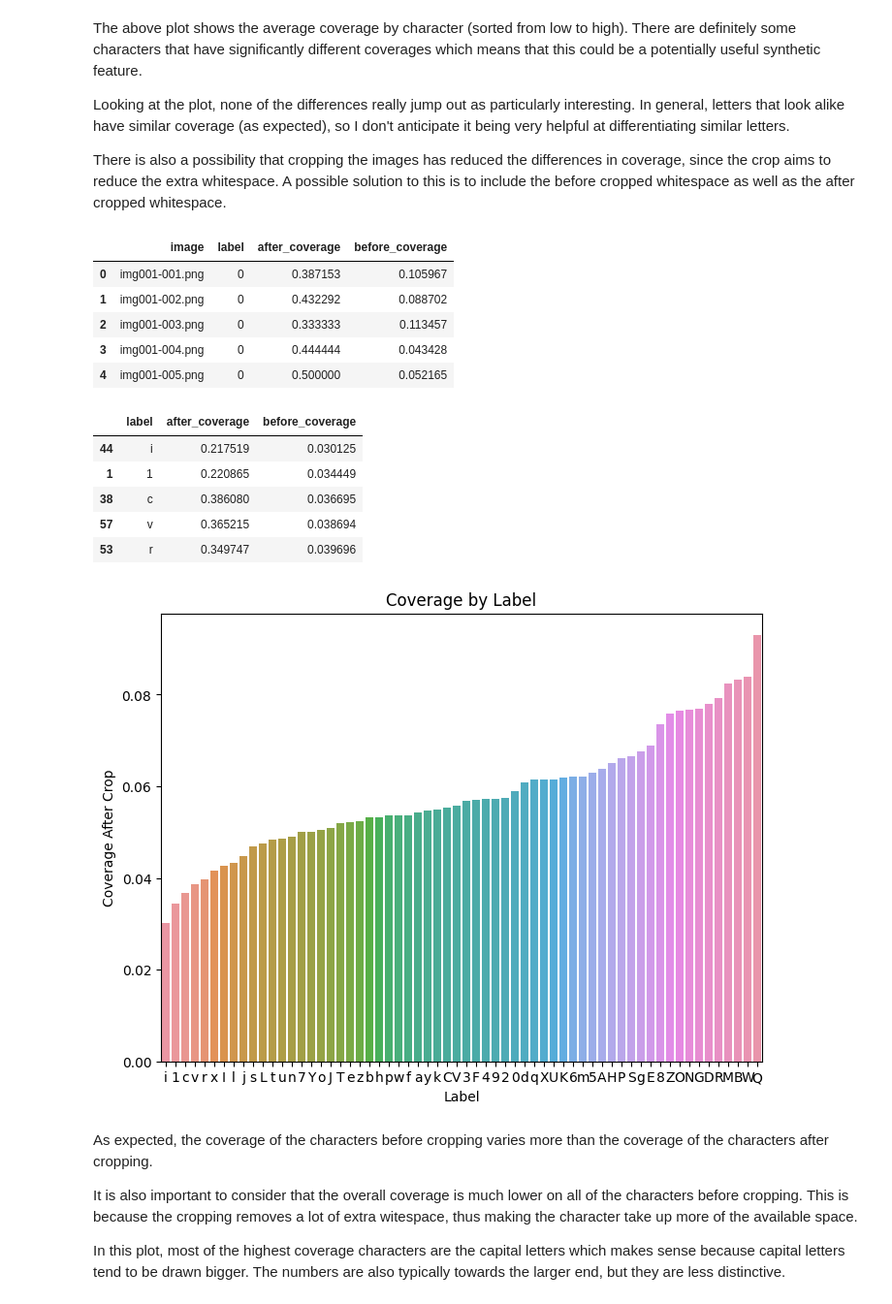
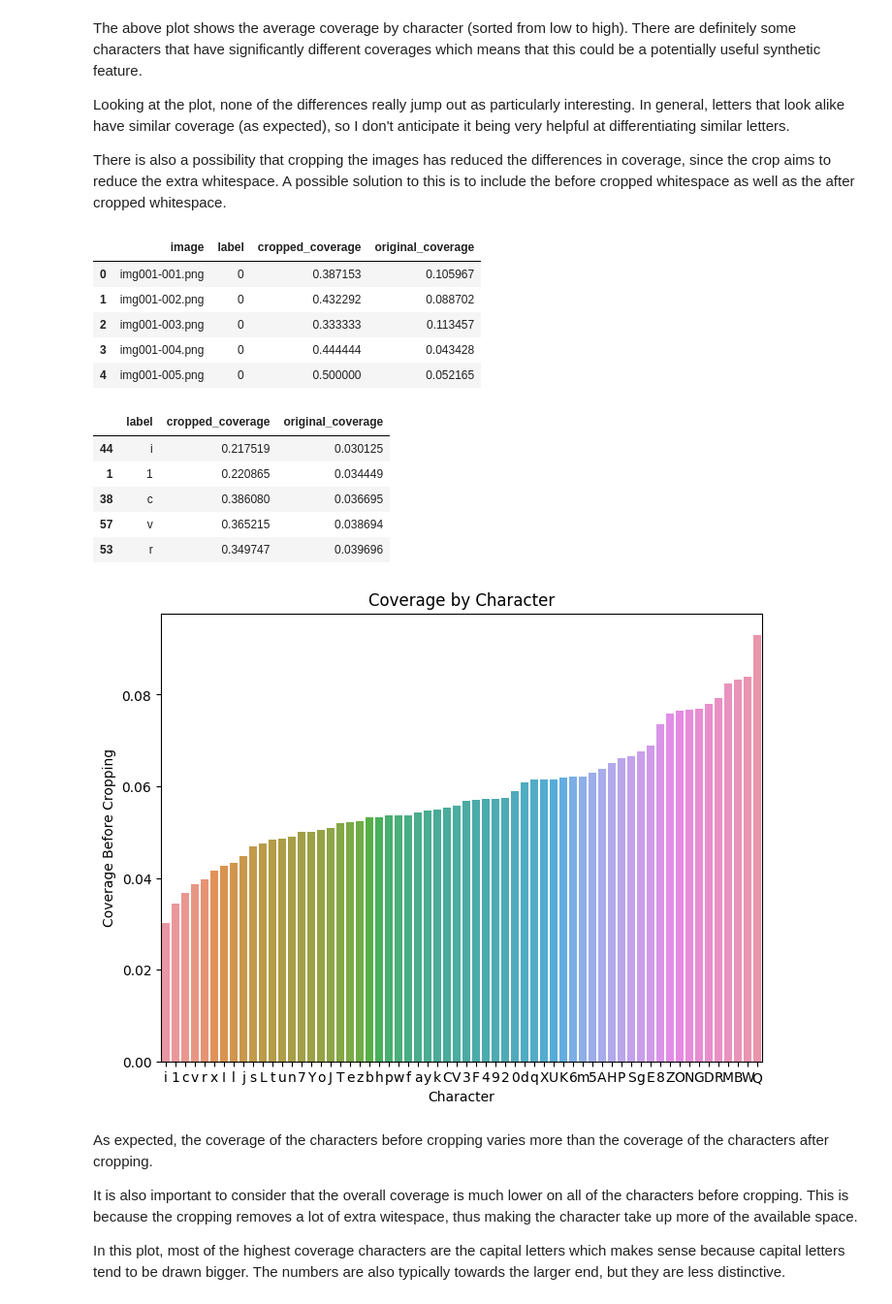
Before and after one commit to hemmerlinaj20/Project1_Phase1, a Jupyter notebook: research.ipynb, the cells around one changed output. Shown at 97% size. Saved outputs shown, nothing was run; the diff lists cells and outputs as text; code cells hidden in the pictures.

```diff
--- a/research.ipynb
+++ b/research.ipynb
@@ -465,6 +462,6 @@ feature_df = df.copy()
 # %%
 # ***MY CODE***
 # computes the coverage of each image after cropping and adds it to the feature_df
-feature_df['after_coverage'] = [coverage(Image.open(f'{RESIZED_IMAGE_PATH}{img}')) for img in df['image']]
+feature_df['cropped_coverage'] = [coverage(Image.open(f'{RESIZED_IMAGE_PATH}{img}')) for img in df['image']]
 feature_df.head()
 # %% [output]
@@ -504,10 +501,11 @@ There is also a possibility that cropping the images has reduced the differences
 # %%
 # ***MY CODE***
 # computes the coverage of each image before cropping and adds it to the feature_df
-feature_df['before_coverage'] = [coverage(Image.open(f'{GRAYSCALE_IMAGE_PATH}{img}')) for img in df['image']]
+# NOTE: this takes between 2-4 minutes
+feature_df['original_coverage'] = [coverage(Image.open(f'{GRAYSCALE_IMAGE_PATH}{img}')) for img in df['image']]
 feature_df.head()
 # %% [output]
-|  | image | label | after_coverage | before_coverage |
+|  | image | label | cropped_coverage | original_coverage |
 | 0 | img001-001.png | 0 | 0.387153 | 0.105967 |
 | 1 | img001-002.png | 0 | 0.432292 | 0.088702 |
 | 2 | img001-003.png | 0 | 0.333333 | 0.113457 |
@@ -515,10 +513,10 @@ feature_df.head()
 | 4 | img001-005.png | 0 | 0.500000 | 0.052165 |
 # %%
 # ***MY CODE***
-before_coverage_df = feature_df.drop('image', axis=1).groupby('label').mean().reset_index().sort_values('before_coverage')
-before_coverage_df.head()
+original_coverage_df = feature_df.drop('image', axis=1).groupby('label').mean().reset_index().sort_values('original_coverage')
+original_coverage_df.head()
 # %% [output]
-|  | label | after_coverage | before_coverage |
+|  | label | cropped_coverage | original_coverage |
 | 44 | i | 0.217519 | 0.030125 |
 | 1 | 1 | 0.220865 | 0.034449 |
 | 38 | c | 0.386080 | 0.036695 |
@@ -527,13 +525,13 @@ before_coverage_df.head()
 # %%
 # ***THIS CODE WAS GENERATED BY AI AND USED WITH MINIMAL MODIFICATION***
 plt.figure(figsize=(8, 6))
-sns.barplot(x='label', y='before_coverage', data=before_coverage_df)
+sns.barplot(x='label', y='original_coverage', data=original_coverage_df)
 plt.title('Coverage by Character')
 plt.xlabel('Character')
-plt.ylabel('Coverage After Crop')
+plt.ylabel('Coverage Before Cropping')
 plt.show()
 # %% [output]
-[figure, old version]
+[figure, new version]
 # %% [markdown]
 As expected, the coverage of the characters before cropping varies more than the coverage of the characters after cropping.
 
```
Also changed, not shown: parts of 21 cells of this notebook.
